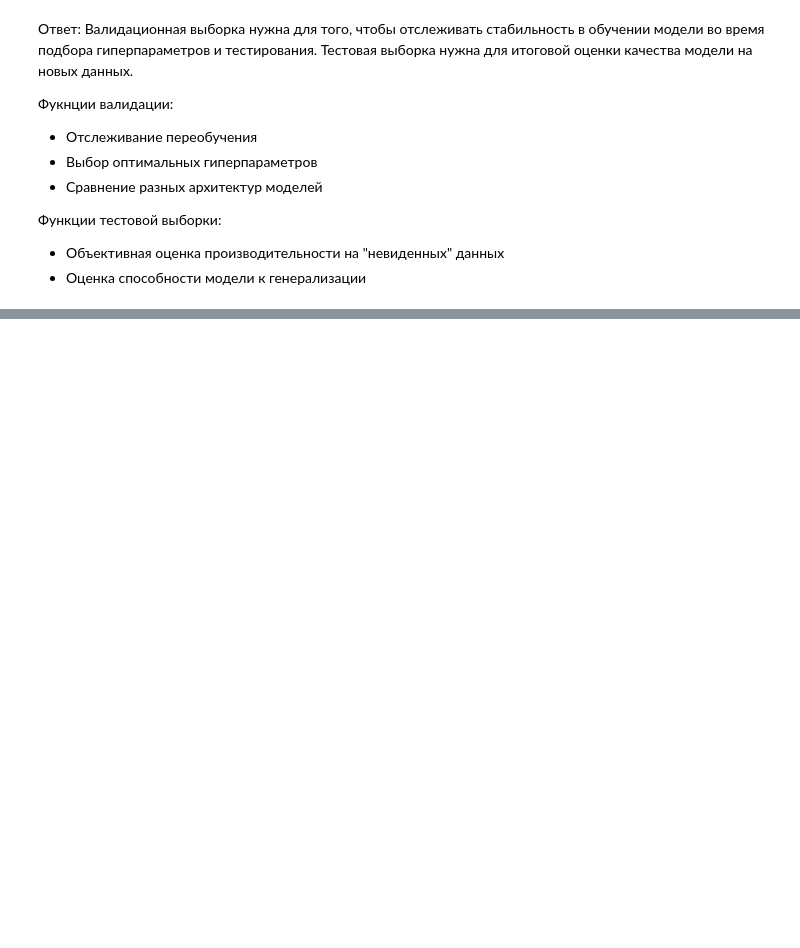
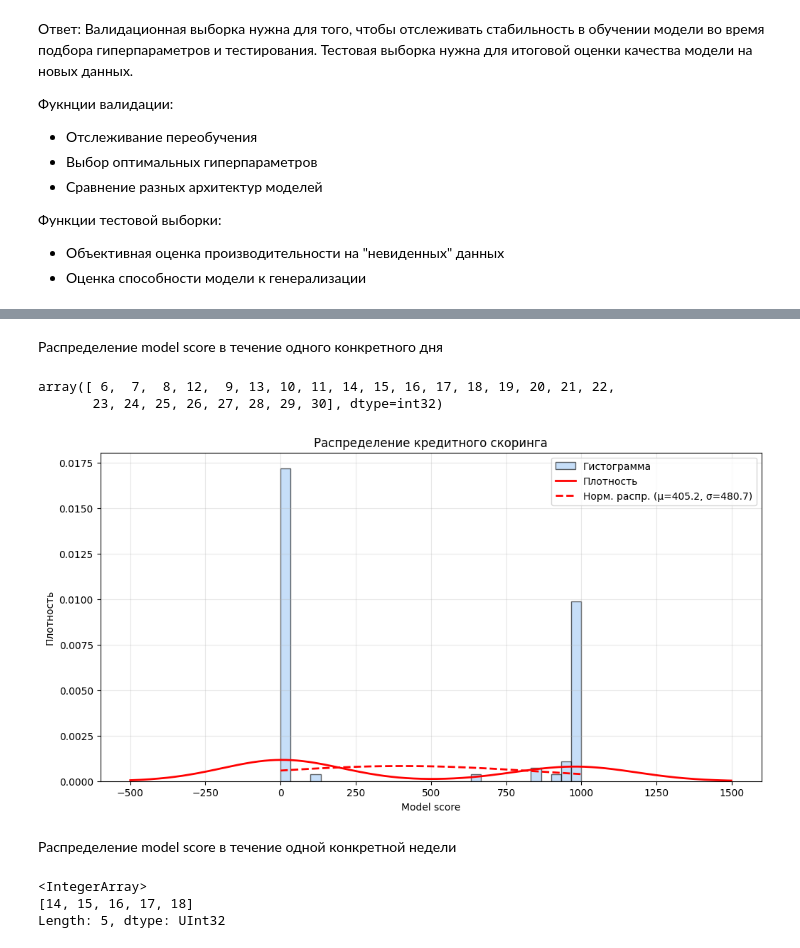
Before and after one commit to Yoshigonnawin/credit_scoring, a Jupyter notebook: Train_model.ipynb, the cells around one changed output, grey strips where cells are left out. Cells and saved outputs as stored; diff of their text form; code cells hidden in the pictures; blank space fills up the shorter version.

```diff
--- a/Train_model.ipynb
+++ b/Train_model.ipynb
@@ -330,0 +409,10 @@ plt.show()
+# %%
+test_with_dates = test.copy()
+# %%
+test_with_dates["application_datetime"] = pd.to_datetime(test["application_datetime"])
+
+test_with_dates["week"] = test_with_dates["application_datetime"].dt.isocalendar().week
+
+test_with_dates["day"] = test_with_dates["application_datetime"].dt.day
+
+test_with_dates["day_of_year"] = test_with_dates["application_datetime"].dt.dayofyear
@@ -330,0 +435,63 @@ plt.show()
+# %% [markdown]
+Распределение model score в течение одного конкретного дня
+# %%
+test_with_dates["day"].unique()
+# %% [output]
+array([ 6,  7,  8, 12,  9, 13, 10, 11, 14, 15, 16, 17, 18, 19, 20, 21, 22,
+       23, 24, 25, 26, 27, 28, 29, 30], dtype=int32)
+# %%
+fig = plt.figure(figsize=(12, 6))
+
+investigated_data = test_with_dates[test_with_dates["day"] == 22]
+
+# Гистограмма + плотность распределения
+investigated_data["model_score"].plot(
+    kind="hist",
+    bins=30,
+    density=True,  # нормализация для наложения KDE
+    alpha=0.6,
+    edgecolor="black",
+    label="Гистограмма",
+)
+
+# Добавляем KDE
+investigated_data["model_score"].plot(
+    kind="kde", linewidth=2, color="red", label="Плотность"
+)
+
+
+# Нормальное распределение (пунктирная линия)
+mu = investigated_data["model_score"].mean()
+sigma = investigated_data["model_score"].std()
+x = np.linspace(
+    investigated_data["model_score"].min(),
+    investigated_data["model_score"].max(),
+    100,
+)
+normal_dist = stats.norm.pdf(x, mu, sigma)
+
+plt.plot(
+    x,
+    normal_dist,
+    "r--",  # красная пунктирная линия
+    linewidth=2,
+    label=f"Норм. распр. (μ={mu:.1f}, σ={sigma:.1f})",
+)
+
+
+plt.xlabel("Model score")
+plt.ylabel("Плотность")
+plt.title("Распределение кредитного скоринга")
+plt.legend()
+plt.grid(alpha=0.3)
+plt.show()
+# %% [output]
+[figure, added]
+# %% [markdown]
+Распределение model score в течение одной конкретной недели
+# %%
+test_with_dates["week"].unique()
+# %% [output]
+<IntegerArray>
+[14, 15, 16, 17, 18]
+Length: 5, dtype: UInt32
```
Also changed, not shown: parts of 22 cells of this notebook.
